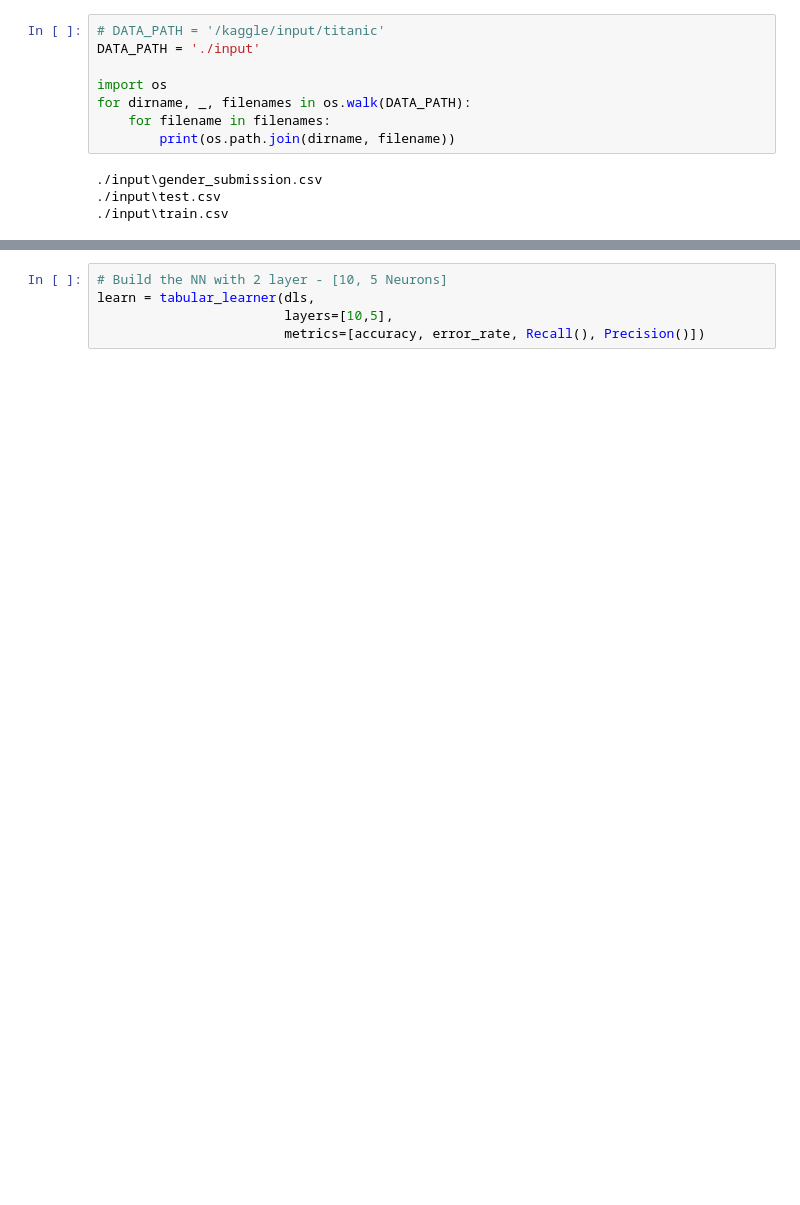
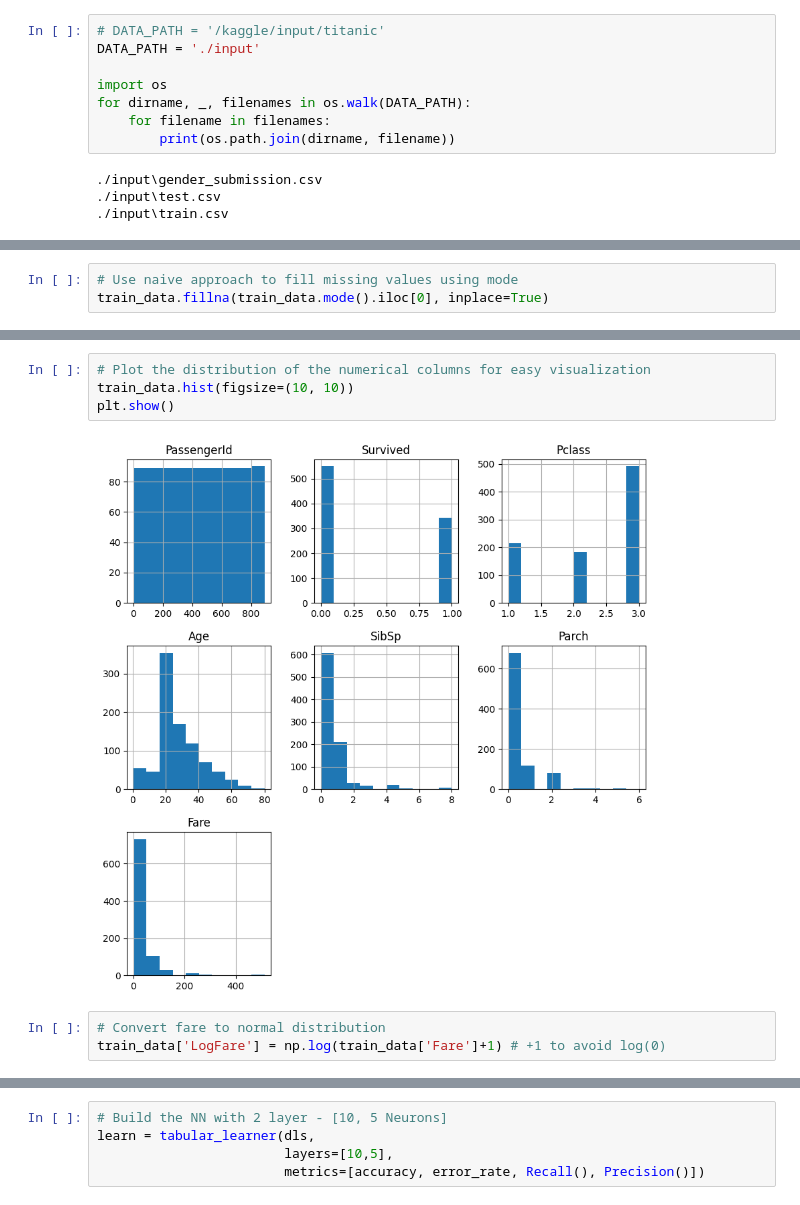
Before and after one commit to jaredoong/Kaggle_comp, a Jupyter notebook: Titanic - Machine Learning from Disaster/titanic-tutorial.ipynb, the cells around one changed output, grey strips where cells are left out. Cells and saved outputs as stored; diff of their text form; blank space fills up the shorter version.

```diff
--- a/Titanic - Machine Learning from Disaster/titanic-tutorial.ipynb
+++ b/Titanic - Machine Learning from Disaster/titanic-tutorial.ipynb
@@ -197,0 +87,3 @@ test_data_filtered = test_data[[cols for cols in req_cols if cols != 'Survived']
+# %%
+# Use naive approach to fill missing values using mode
+train_data.fillna(train_data.mode().iloc[0], inplace=True)
@@ -197,0 +124,9 @@ test_data_filtered = test_data[[cols for cols in req_cols if cols != 'Survived']
+# %%
+# Plot the distribution of the numerical columns for easy visualization
+train_data.hist(figsize=(10, 10))
+plt.show()
+# %% [output]
+[figure, added]
+# %%
+# Convert fare to normal distribution
+train_data['LogFare'] = np.log(train_data['Fare']+1) # +1 to avoid log(0)
```
Also changed, not shown: parts of 70 cells of this notebook.
